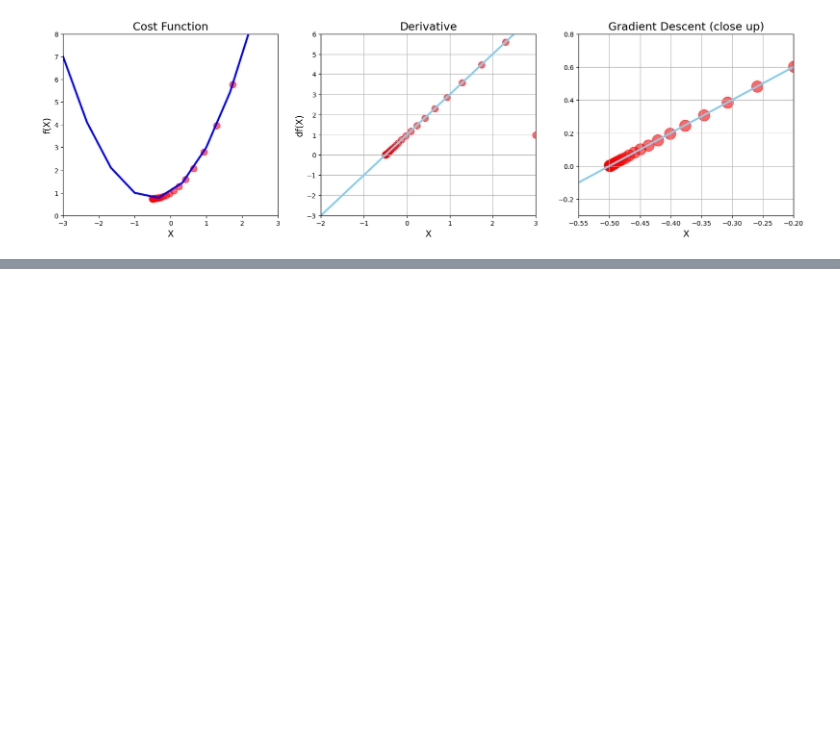
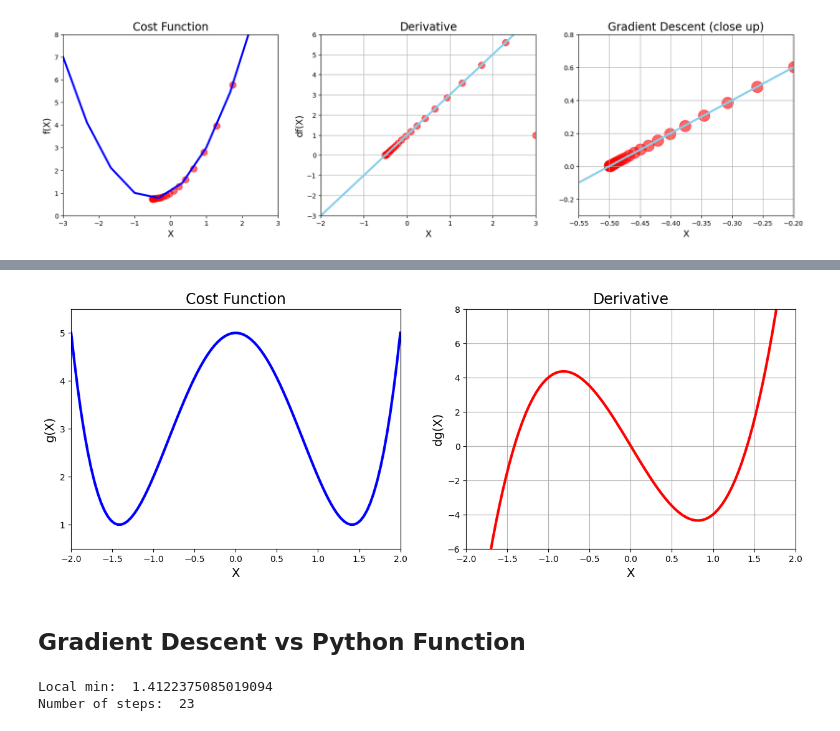
Before and after one commit to yashgv/MLDS, a Jupyter notebook: 03_Gradient_Descent.ipynb, the cells around one changed output, grey strips where cells are left out. Saved outputs shown, nothing was run; the diff lists cells and outputs as text; code cells hidden in the pictures; blank space fills up the shorter version.

```diff
--- a/03_Gradient_Descent.ipynb
+++ b/03_Gradient_Descent.ipynb
@@ -168,0 +173,45 @@ plt.show()
+# %%
+import numpy as np
+
+# Make some data
+x_2 = np.linspace(-2,2,100)
+
+def g(x):
+    return x**4 - 4*x**2 + 5
+
+def dg(x):
+    return 4*x**3 - 8*x
+# %%
+# Plot Function and Derivative side by side
+
+plt.figure(figsize = [15,5])
+
+#Chart 1: Cost Function
+plt.subplot(1, 2, 1)  # rows, columns , Index
+plt.title("Cost Function", fontsize = 17)
+
+plt.xlim([-2,2])
+plt.ylim(0.5,5.5)
+
+plt.xlabel('X', fontsize = 14)
+plt.ylabel('g(X)', fontsize = 14)
+plt.plot(x_2, g(x_2), color = 'b', linewidth = 3)
+
+# Chart 2: Derivative
+plt.subplot(1, 2, 2)
+plt.title("Derivative", fontsize = 17)
+
+plt.grid()
+plt.xlim([-2,2])
+plt.ylim(-6,8)
+
+plt.xlabel('X', fontsize = 14)
+plt.ylabel('dg(X)', fontsize = 14)
+
+plt.plot(x_2, dg(x_2), color = 'r', linewidth = 3)
+
+plt.show()
+# %% [output]
+[figure, added]
+# %% [markdown]
+## Gradient Descent vs Python Function
@@ -168,0 +240,8 @@ plt.show()
+# %%
+local_min, list_x, deriv_list = gradient_descent(dg, 0.5, 0.02, 0.001)
+
+print("Local min: ", local_min)
+print("Number of steps: ", len(list_x))
+# %% [output]
+Local min:  1.4122375085019094
+Number of steps:  23
```
Also changed, not shown: parts of 9 cells of this notebook, 1 other file.
